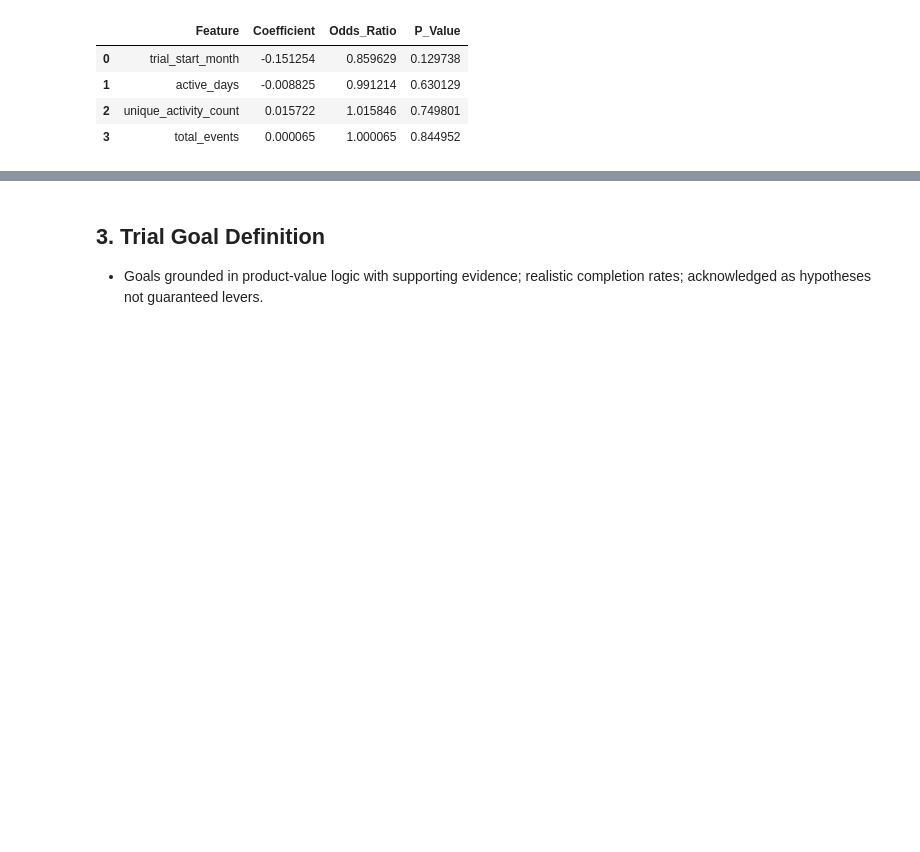
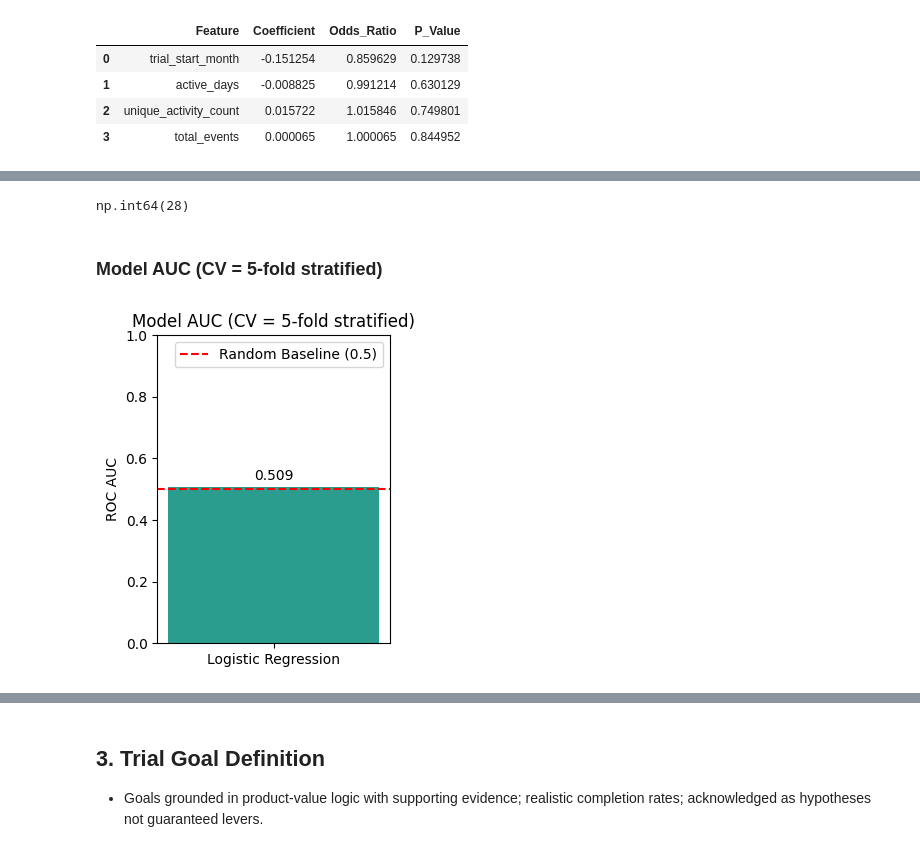
Before and after one commit to jacobdbt2100/trial_activation_analysis, a Jupyter notebook: notebooks/02_conversion_driver_analysis.ipynb, the cells around one changed output, grey strips where cells are left out. Saved outputs shown, nothing was run; the diff lists cells and outputs as text; code cells hidden in the pictures; blank space fills up the shorter version.

```diff
--- a/notebooks/02_conversion_driver_analysis.ipynb
+++ b/notebooks/02_conversion_driver_analysis.ipynb
@@ -313,0 +418,80 @@ Optimization terminated successfully.
+# %%
+# How many features survived regularisation
+(model.coef_[0] != 0).sum()
+# %% [output]
+np.int64(28)
+# %% [markdown]
+### Model AUC (CV = 5-fold stratified)
+# %%
+from sklearn.model_selection import StratifiedKFold, cross_val_score
+import matplotlib.pyplot as plt
+import numpy as np
+
+# Recreate model
+model = LogisticRegression(
+    penalty='l1',
+    solver='liblinear',
+    max_iter=1000
+)
+
+# 5-fold Stratified CV
+cv = StratifiedKFold(
+    n_splits=5,
+    shuffle=True,
+    random_state=42
+)
+
+# Compute ROC AUC
+auc_scores = cross_val_score(
+    model,
+    X_scaled,
+    y,
+    cv=cv,
+    scoring='roc_auc'
+)
+
+mean_auc = auc_scores.mean()
+
+# Random baseline
+random_baseline = 0.5
+
+# Create vertical bar chart
+plt.figure(figsize=(3,4))
+
+models = ['Logistic Regression']
+auc_values = [mean_auc]
+
+plt.bar(
+    models,
+    auc_values,
+    color='#2A9D8F'   # Attractive teal colour
+)
+
+# Random baseline line
+plt.axhline(
+    y=random_baseline,
+    color='red',
+    linestyle='--',
+    label='Random Baseline (0.5)'
+)
+
+# Value label on bar
+plt.text(
+    0,
+    mean_auc + 0.02,
+    f'{mean_auc:.3f}',
+    ha='center'
+)
+
+# Labels
+plt.ylabel('ROC AUC')
+plt.title('Model AUC (CV = 5-fold stratified)')
+
+# Legend
+plt.legend()
+
+plt.ylim(0,1)
+
+plt.show()
+# %% [output]
+[figure, added]
```
Also changed, not shown: parts of 8 cells of this notebook, 4 other files.
